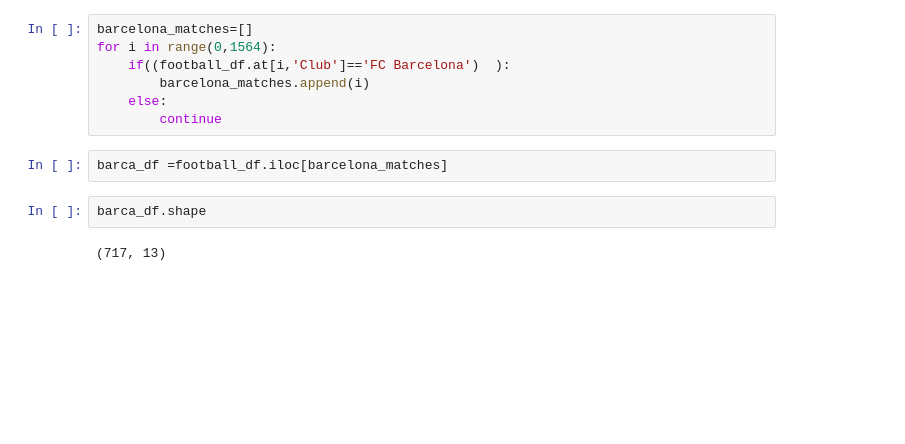
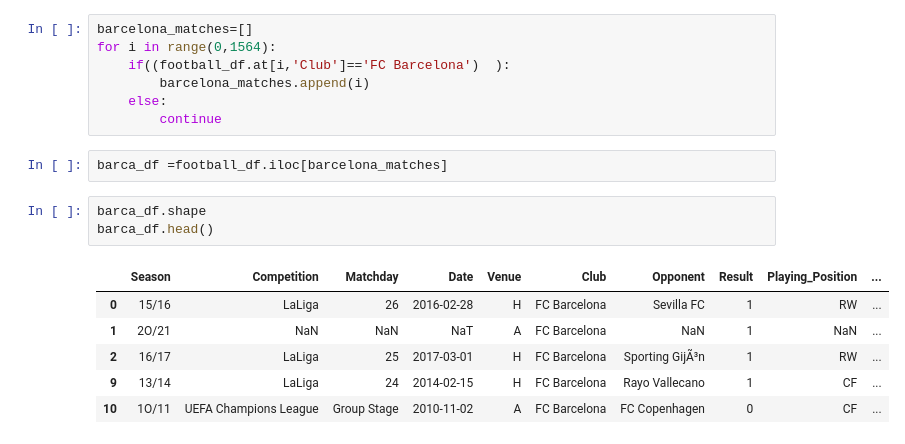
Before and after one commit to SianRods/Data-Science-ML, a Jupyter notebook: DJS S4DS Tasks/eda_task_s4ds.ipynb, the cells around one changed output. Cells and saved outputs as stored; diff of their text form; blank space fills up the shorter version.

```diff
--- a/DJS S4DS Tasks/eda_task_s4ds.ipynb
+++ b/DJS S4DS Tasks/eda_task_s4ds.ipynb
@@ -270,5 +385,11 @@ for i in range(0,1564):
 barca_df =football_df.iloc[barcelona_matches]
 # %%
 barca_df.shape
+barca_df.head()
 # %% [output]
-(717, 13)
+|  | Season | Competition | Matchday | Date | Venue | Club | Opponent | Result | Playing_Position | ... |
+| 0 | 15/16 | LaLiga | 26 | 2016-02-28 | H | FC Barcelona | Sevilla FC | 1 | RW | ... |
+| 1 | 2O/21 | NaN | NaN | NaT | A | FC Barcelona | NaN | 1 | NaN | ... |
+| 2 | 16/17 | LaLiga | 25 | 2017-03-01 | H | FC Barcelona | Sporting GijÃ³n | 1 | RW | ... |
+| 9 | 13/14 | LaLiga | 24 | 2014-02-15 | H | FC Barcelona | Rayo Vallecano | 1 | CF | ... |
+| 10 | 1O/11 | UEFA Champions League | Group Stage | 2010-11-02 | A | FC Barcelona | FC Copenhagen | 0 | CF | ... |
```
Also changed, not shown: parts of 15 cells of this notebook.
